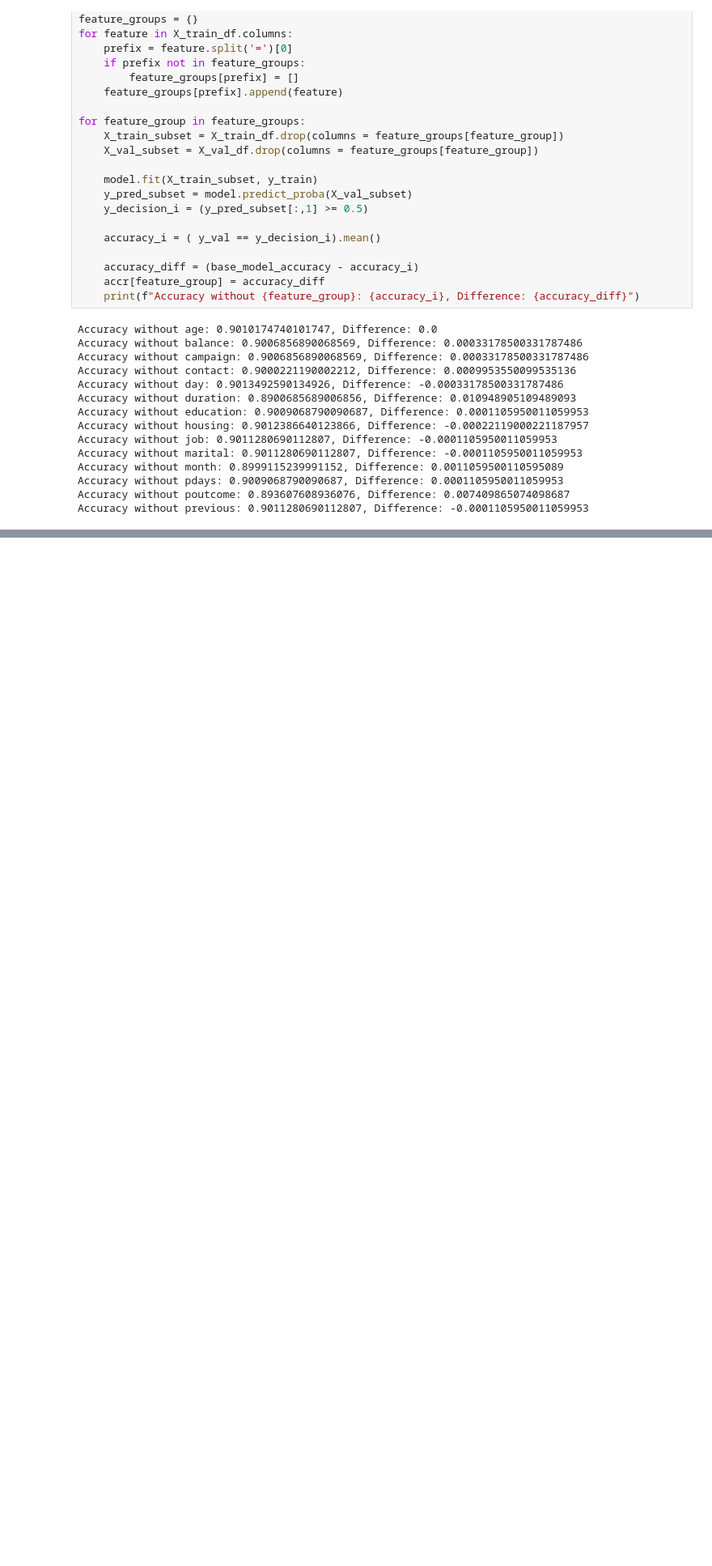
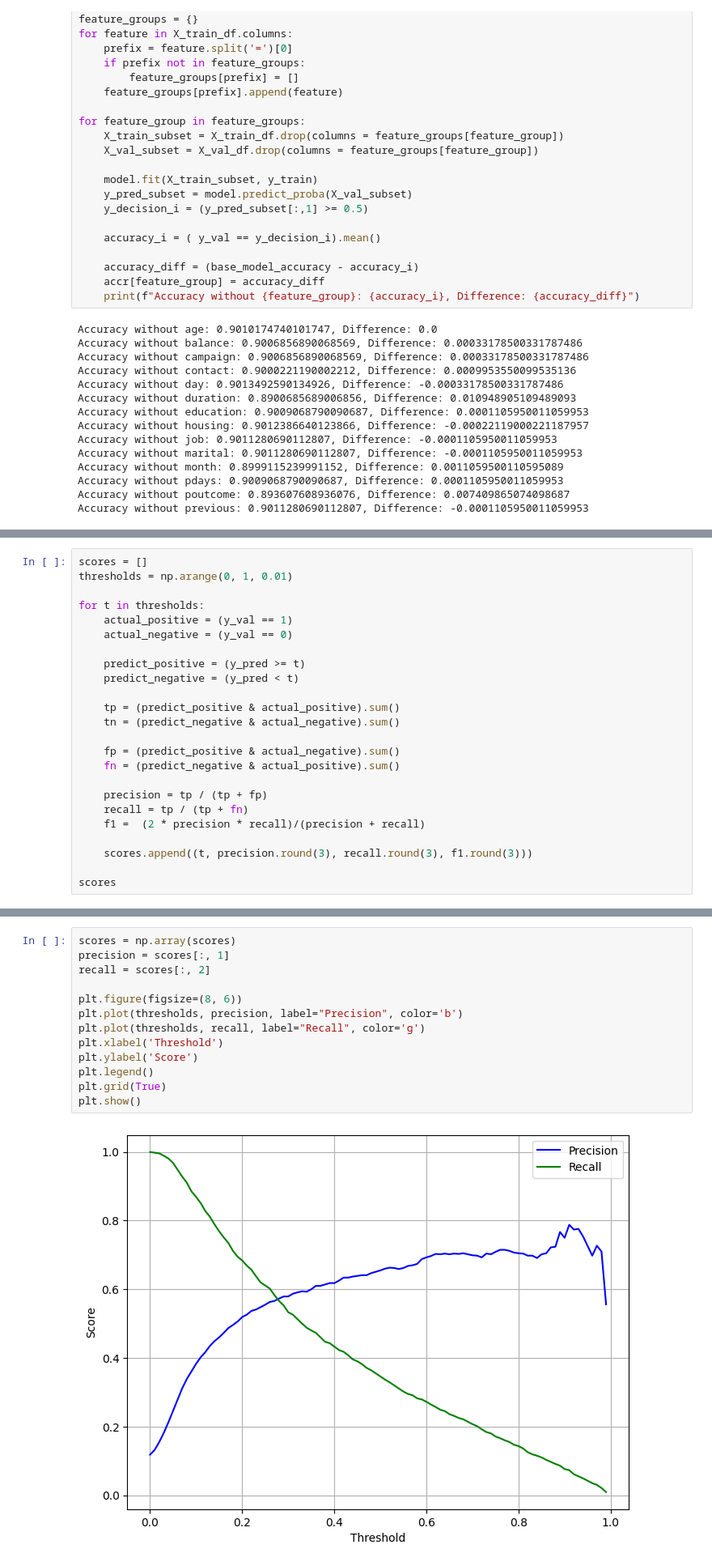
Before and after one commit to Serena-github-c/Bank-Client-Classification, a Jupyter notebook: Bank_Binary_classification.ipynb, the cells around one changed output, grey strips where cells are left out. Shown at 81% size. Drawn from its saved outputs; the diff is of its cells as text; blank space fills up the shorter version.

```diff
--- a/Bank_Binary_classification.ipynb
+++ b/Bank_Binary_classification.ipynb
@@ -364,0 +397,24 @@ C: 100, Accuracy: 0.9011
+# %%
+scores = []
+thresholds = np.arange(0, 1, 0.01)
+
+for t in thresholds:
+    actual_positive = (y_val == 1)
+    actual_negative = (y_val == 0)
+
+    predict_positive = (y_pred >= t)
+    predict_negative = (y_pred < t)
+
+    tp = (predict_positive & actual_positive).sum()
+    tn = (predict_negative & actual_negative).sum()
+
+    fp = (predict_positive & actual_negative).sum()
+    fn = (predict_negative & actual_positive).sum()
+
+    precision = tp / (tp + fp)
+    recall = tp / (tp + fn)
+    f1 =  (2 * precision * recall)/(precision + recall)
+
+    scores.append((t, precision.round(3), recall.round(3), f1.round(3)))
+
+scores
@@ -364,0 +439,15 @@ C: 100, Accuracy: 0.9011
+# %%
+scores = np.array(scores)
+precision = scores[:, 1]
+recall = scores[:, 2]
+
+plt.figure(figsize=(8, 6))
+plt.plot(thresholds, precision, label="Precision", color='b')
+plt.plot(thresholds, recall, label="Recall", color='g')
+plt.xlabel('Threshold')
+plt.ylabel('Score')
+plt.legend()
+plt.grid(True)
+plt.show()
+# %% [output]
+[figure, added]
```
Also changed, not shown: parts of 38 cells of this notebook.
